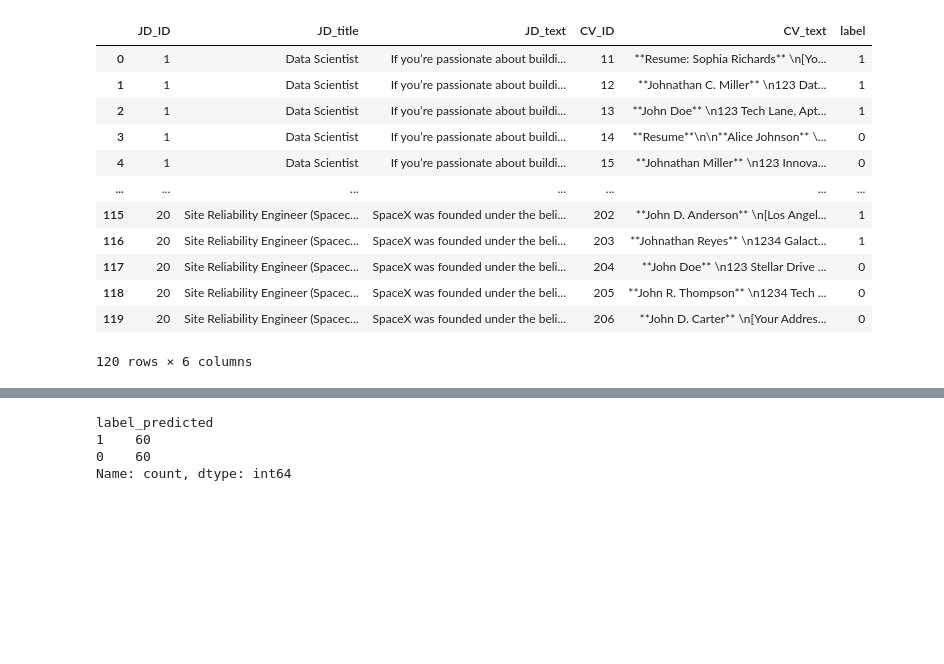
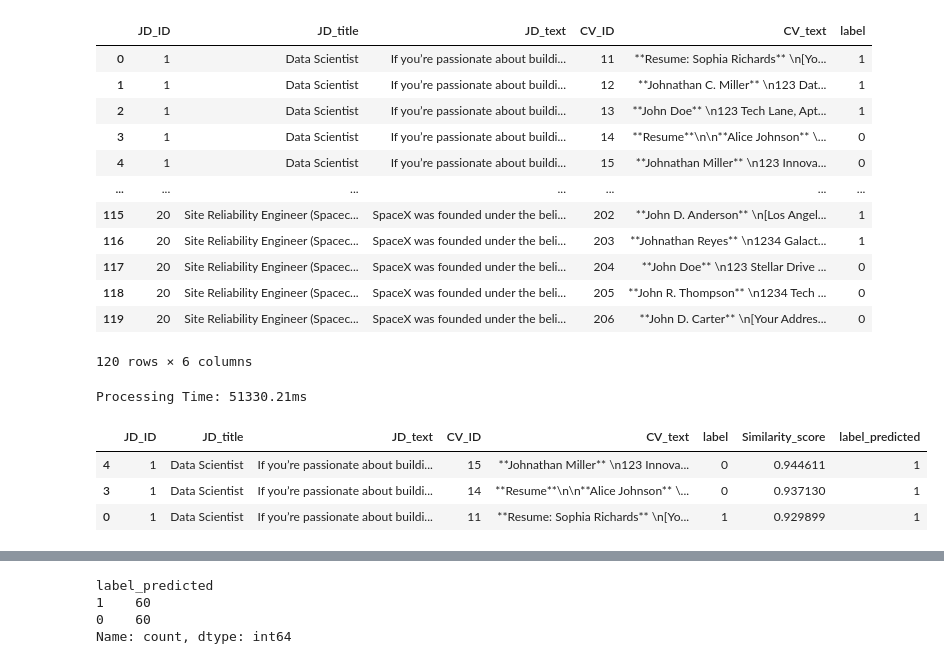
Before and after one commit to Tim60161/workproject_matching_algo, a Jupyter notebook: model_testing.ipynb, the cells around one changed output, grey strips where cells are left out. Drawn from its saved outputs; the diff is of its cells as text; code cells hidden in the pictures; blank space fills up the shorter version.

```diff
--- a/model_testing.ipynb
+++ b/model_testing.ipynb
@@ -311,3 +460,19 @@ df_synth_data_2_test
 | 118 | 20 | Site Reliability Engineer (Spacec... | SpaceX was founded under the beli... | 205 | **John R. Thompson** \n1234 Tech ... | 0 |
 | 119 | 20 | Site Reliability Engineer (Spacec... | SpaceX was founded under the beli... | 206 | **John D. Carter** \n[Your Addres... | 0 |
 120 rows × 6 columns
+# %%
+df_result_2_test, dt_baseline = main_synth_df(df_synth_data_2_test)
+
+# Add a new column 'label_predicted' where top 3 resumes = 1 and the rest = 0
+df_result_2_test = df_result_2_test.sort_values(['JD_ID', 'Similarity_score'], ascending=[True, False])
+
+# Apply the labeling logic within each JD_ID group
+df_result_2_test['label_predicted'] = df_result_2_test.groupby('JD_ID')['Similarity_score'].rank(ascending=False).apply(lambda x: 1 if x <= 3 else 0)
+
+df_result_2_test.head(3)
+# %% [output]
+Processing Time: 51330.21ms
+|  | JD_ID | JD_title | JD_text | CV_ID | CV_text | label | Similarity_score | label_predicted |
+| 4 | 1 | Data Scientist | If you’re passionate about buildi... | 15 | **Johnathan Miller** \n123 Innova... | 0 | 0.944611 | 1 |
+| 3 | 1 | Data Scientist | If you’re passionate about buildi... | 14 | **Resume**\n\n**Alice Johnson** \... | 0 | 0.937130 | 1 |
+| 0 | 1 | Data Scientist | If you’re passionate about buildi... | 11 | **Resume: Sophia Richards** \n[Yo... | 1 | 0.929899 | 1 |
```
Also changed, not shown: parts of 25 cells of this notebook, 2 other files.
